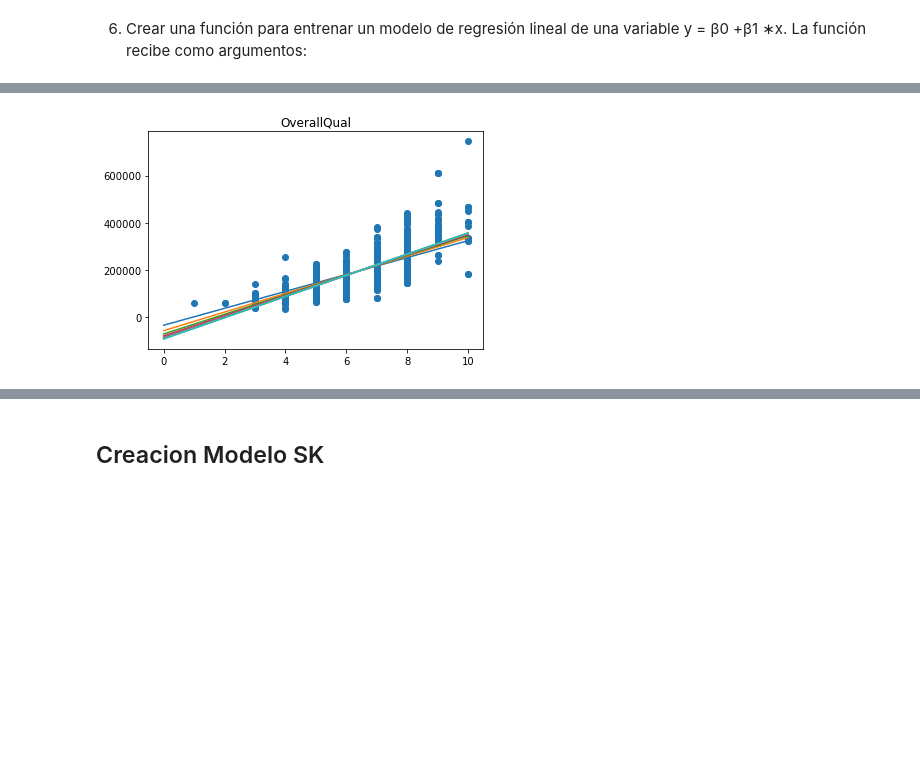
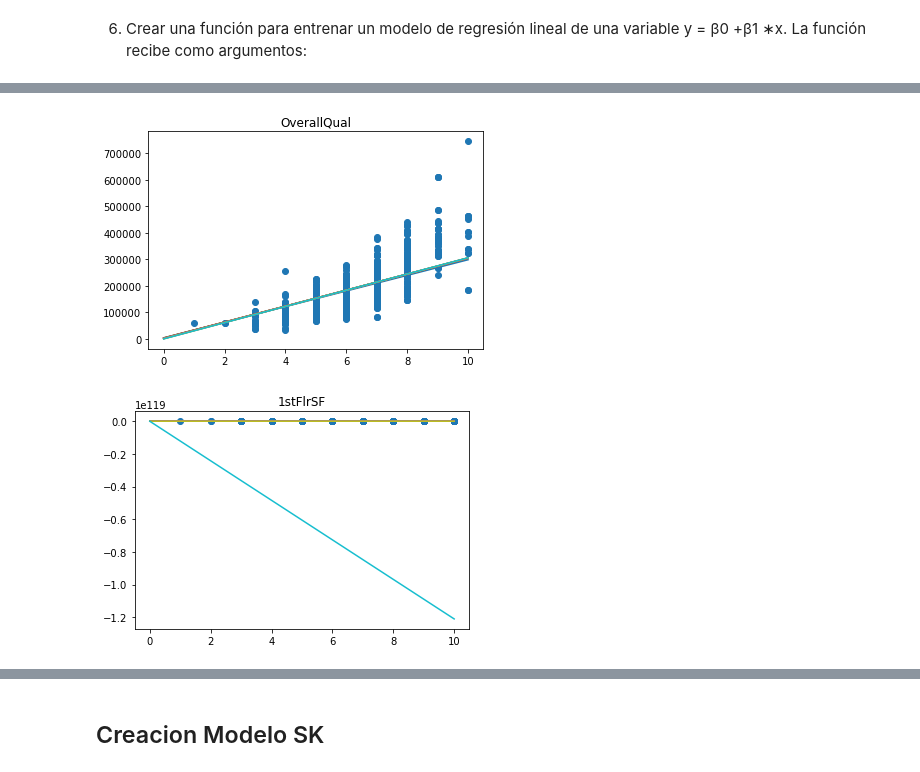
Before and after one commit to KElizabethL/Proyecto_1-Statistical, a Jupyter notebook: proyecto_1.ipynb, the cells around one changed output, grey strips where cells are left out. Drawn from its saved outputs; the diff is of its cells as text; code cells hidden in the pictures; blank space fills up the shorter version.

```diff
--- a/proyecto_1.ipynb
+++ b/proyecto_1.ipynb
@@ -271,3 +271,6 @@ def modeloplot(testX,TestY,iteracion,Imprimir,columna):
     plt.scatter(testX,TestY)
     plt.title(columna)
     plt.show()
+# %%
+iteracionOverallQual = np.delete(iteracionOverallQual, (0), axis=0)
+iteracionOverallQual
@@ -273,0 +285,2 @@ def modeloplot(testX,TestY,iteracion,Imprimir,columna):
+# %%
+iteracion1stFlrSF,errores1stFlrSF,Plt_error1stFlrSF =modeloderegresion(df_training[:,2],df_training[:,0],100,10,0.00001)
@@ -273,0 +299,3 @@ def modeloplot(testX,TestY,iteracion,Imprimir,columna):
+# %%
+iteracion1stFlrSF = np.delete(iteracion1stFlrSF, (0), axis=0)
+iteracion1stFlrSF
@@ -274,4 +320,18 @@ def modeloplot(testX,TestY,iteracion,Imprimir,columna):
+# %%
+def modeloplot(testX,TestY,iteracion,Imprimir,columna):
+    Maximo = np.max(testX)
+    length = len(testX)
+    Pivote = np.transpose(np.array([np.linspace(0, Maximo,length ),np.ones_like(np.linspace(0, Maximo, length))]))
+    for i in range(1,len(iteracion)//Imprimir+1):
+        Vector = [iteracion[i*Imprimir-1][0],iteracion[i*Imprimir-1][1]]
+        yestimada = np.dot(Pivote , Vector)
+        plt.plot(Pivote[:,0], yestimada)
+    plt.scatter(testX,TestY)
+    plt.title(columna)
+    plt.show()
 # %%
-modeloplot(df_training[:,1],df_training[:,0],iteracion,1000,colums[1])
+modeloplot(df_training[:,1],df_training[:,0],iteracionOverallQual,100,colums[1])
+modeloplot(df_training[:,1],df_training[:,0],iteracion1stFlrSF,10,colums[2])
 # %% [output]
-[figure, old version]
+[figure, new version]
+[figure, added]
```
Also changed, not shown: parts of 9 cells of this notebook.
